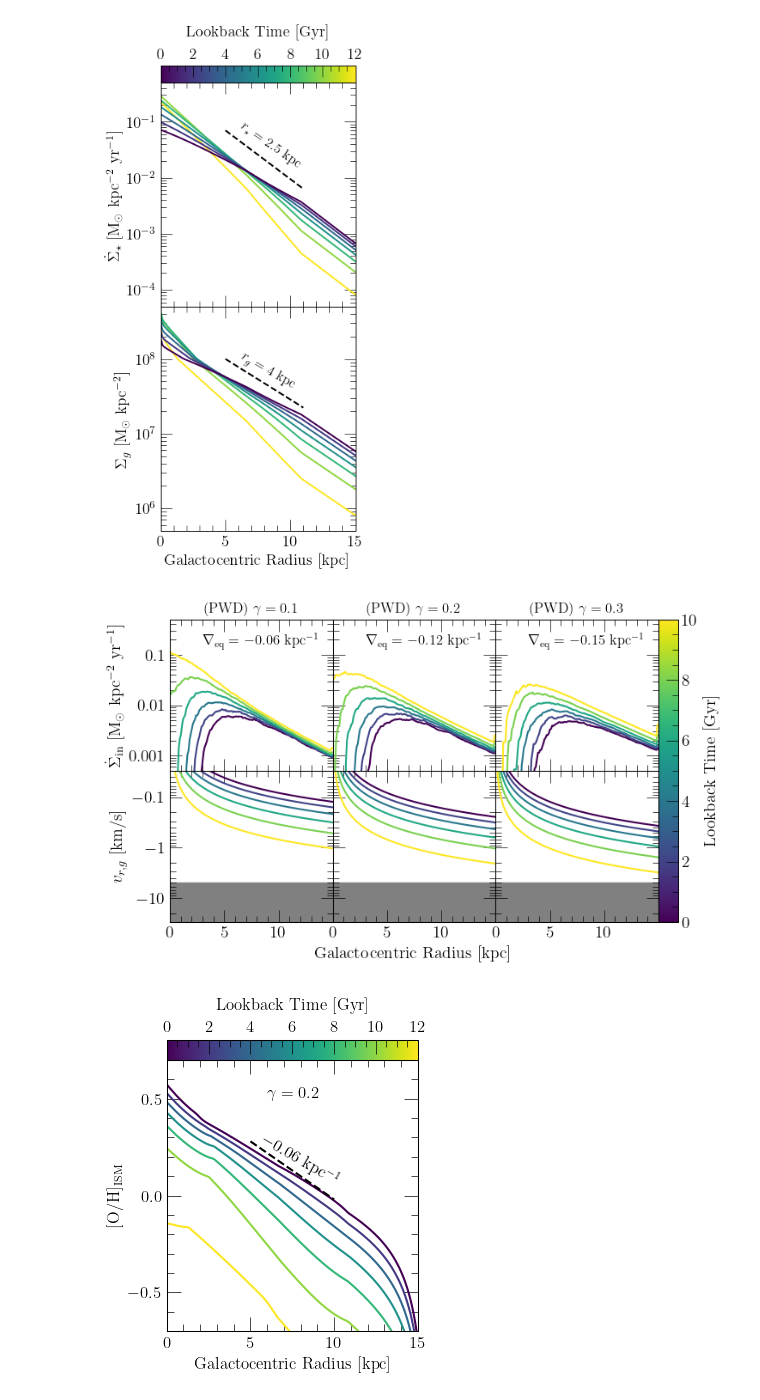
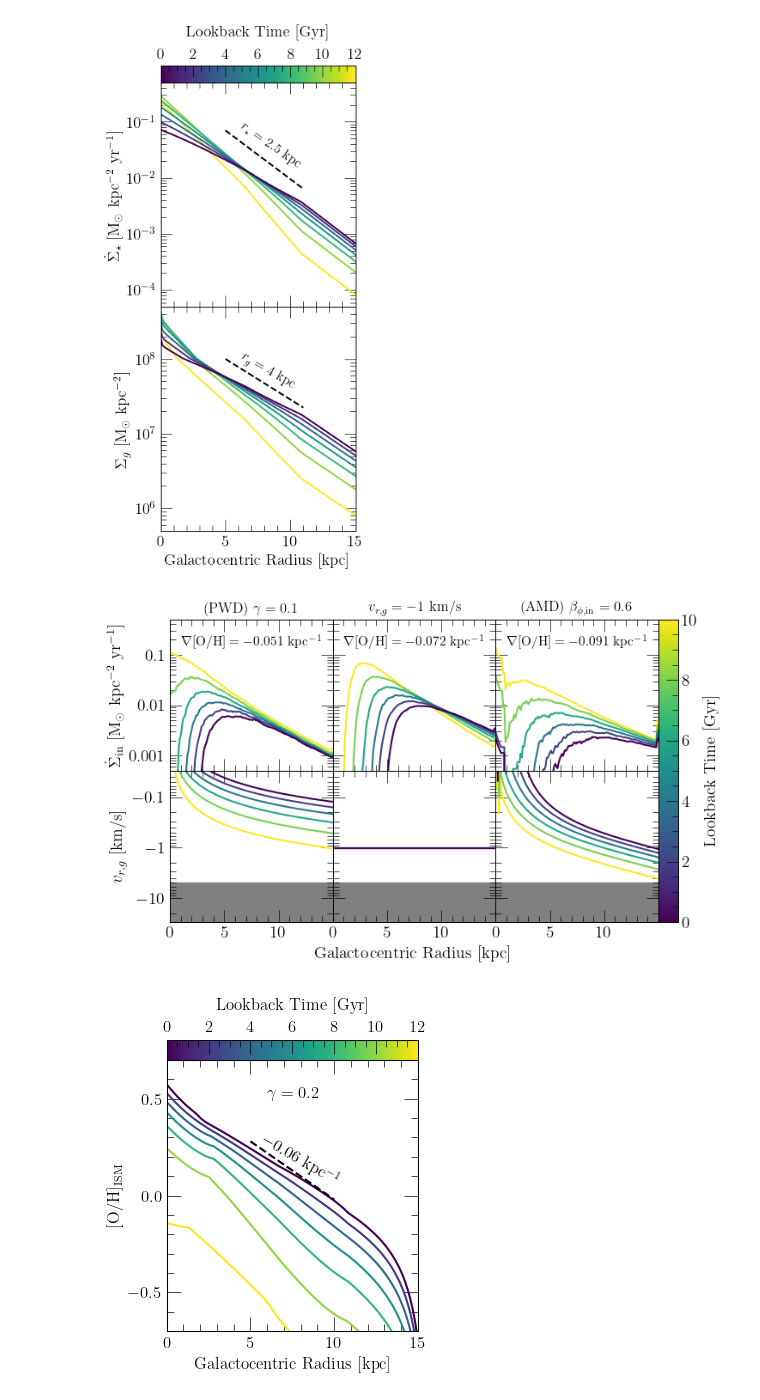
Before and after one commit to giganano/radial-flows, a Jupyter notebook: notebooks/evol.ipynb, the cells around one changed output. Cells and saved outputs as stored; diff of their text form; code cells hidden in the pictures.

```diff
--- a/notebooks/evol.ipynb
+++ b/notebooks/evol.ipynb
@@ -220,33 +220,40 @@ plt.show()
 outputs = [
 #     "../outputs/constant/vgas-0",
 #     "../outputs/linear/dvdr-0p02",
-    "../outputs/potential-well-deepening/gamma0p1",
-    "../outputs/potential-well-deepening/gamma0p2",
-    "../outputs/potential-well-deepening/gamma0p3"
+    # "../outputs/potential-well-deepening/gamma0p1",
+    # "../outputs/potential-well-deepening/gamma0p2",
+    # "../outputs/potential-well-deepening/gamma0p3"
     # "../outputs/amd/betaphiin0p8",
     # "../outputs/amd/betaphiin0p7",
     # "../outputs/amd/betaphiin0p6"
 #     "../outputs/river/insideout"
+    "../outputs/potential-well-deepening/gamma0p1",
+    "../outputs/constant/vgas-1",
+    "../outputs/angular-momentum-dilution/betaphiin0p6"
 ]
 outputs = [vice.output(name) for name in outputs]
 # %%
 # LOOKBACKS = range(0, 13, 2)[::-1]
-LOOKBACKS = [0, 2, 4, 6, 8, 10]
+LOOKBACKS = [0, 2, 4, 6, 8, 10][::-1]
 COLORMAP = "viridis"
 TITLES = [
 #     r"$\frac{\partial v_{r,g}}{\partial R} = -0.02$ Gyr$^{-1}$",
 #     r"$\frac{\partial v_{r,g}}{\partial R} = -0.05$ Gyr$^{-1}$",
 #     r"$\partial v_{r,g} / \partial R = -0.02$ Gyr$^{-1}$",
-    r"(PWD) $\gamma = 0.1$",
-    r"(PWD) $\gamma = 0.2$",
-    r"(PWD) $\gamma = 0.3$"
+    # r"(PWD) $\gamma = 0.1$",
+    # r"(PWD) $\gamma = 0.2$",
+    # r"(PWD) $\gamma = 0.3$"
     # r"(AMD) $\beta_{\phi,\text{in}} = 0.7$",
     # r"(AMD) $\beta_{\phi,\text{in}} = 0.5$"
     # r"(AMD) $\beta_{\phi,\text{in}} = 0.8$",
     # r"(AMD) $\beta_{\phi,\text{in}} = 0.7$",
     # r"(AMD) $\beta_{\phi,\text{in}} = 0.6$"
+    r"(PWD) $\gamma = 0.1$",
+    r"$v_{r,g} = -1$ km/s",
+    r"(AMD) $\beta_{\phi,\text{in}} = 0.6$"
 ]
-GRADSLOPES = [-0.06, -0.12, -0.15]
+# GRADSLOPES = [-0.06, -0.12, -0.15]
+GRADSLOPES = [-0.051, -0.072, -0.091]
 KPCPERGYR_TO_KMS = 1.022
 
 fig = plt.figure(figsize = (7.5, 4.5))
@@ -261,7 +268,8 @@ for i in range(3):
     top.append(fig.add_subplot(231 + i, **kwargs))
     plt.setp(top[i].get_xticklabels(), visible = False)
 #     top[i].text(2, 0.2, TITLES[i], fontsize = 12)
-    top[i].text(3, 0.15, r"$\nabla_\text{eq} = %g$ kpc$^{-1}$" % (GRADSLOPES[i]), fontsize = 12)
+    # top[i].text(3, 0.15, r"$\nabla_\text{eq} = %g$ kpc$^{-1}$" % (GRADSLOPES[i]), fontsize = 12)
+    top[i].text(1, 0.15, r"$\nabla\text{[O/H]} = %g$ kpc$^{-1}$" % (GRADSLOPES[i]), fontsize = 11)
     top[i].set_title(TITLES[i], fontsize = 12)
     kwargs["sharex"] = top[0]
     if i:
@@ -316,38 +324,38 @@ def plot_predictions(ax_ifr, ax_v, output, lookback, zone_width = 0.1, **kwargs)
     # if lookback == 0: print(sigma_in)
     ax_ifr.plot(radii, sigma_in, **kwargs)
     ax_v.plot(radii, [-v for v in vgas][:len(radii)], **kwargs)
 
 for i in range(len(outputs)):
 # for i in [0]:
     for j in range(len(LOOKBACKS)):
         kwargs = {
             "c": cmap.to_rgba(LOOKBACKS[j])
         }
         plot_predictions(top[i], bottom[i], outputs[i], LOOKBACKS[j], **kwargs)
     bottom[i].fill_between(bottom[i].get_xlim(), 2 * [5], 2 * bottom[i].get_ylim()[1],
         color = named_colors()["grey"])
 
 # for i in range(len(bottom)):
 #     bottom[i].set_yscale("log")
 #     bottom[i].set_ylim([0.05, 50])
 # #     bottom[i].yaxis.set_major_formatter(fsf("%g"))
 #     negative_log(bottom[i])
 negative_log(bottom[0])
 plt.tight_layout()
 plt.subplots_adjust(hspace = 0, wspace = 0, right = 0.88)
 cbar_ax.set_position([
     bottom[-1].get_position().x1,
     bottom[-1].get_position().y0,
     0.03,
     top[-1].get_position().y1 - bottom[-1].get_position().y0
 ])
-# for ext in ["pdf", "jpeg"]:
-#     kwargs = {}
-#     if ext == "jpeg": kwargs["dpi"] = 200
-#     plt.savefig("./evol/sigmaifr_vgas_profiles.%s" % (ext), **kwargs)
+for ext in ["pdf", "jpeg"]:
+    kwargs = {}
+    if ext == "jpeg": kwargs["dpi"] = 200
+    plt.savefig("./evol/sigmaifr_vgas_profiles.%s" % (ext), **kwargs)
 plt.show()
 # %% [output]
-[figure, old version]
+[figure, new version]
 # %%
 # output = vice.output("../outputs/constant/vgas-1")
 # output = vice.output("../outputs/amd/betaphiin0p7-zerometinfall")
```
Also changed, not shown: 15 other files.
